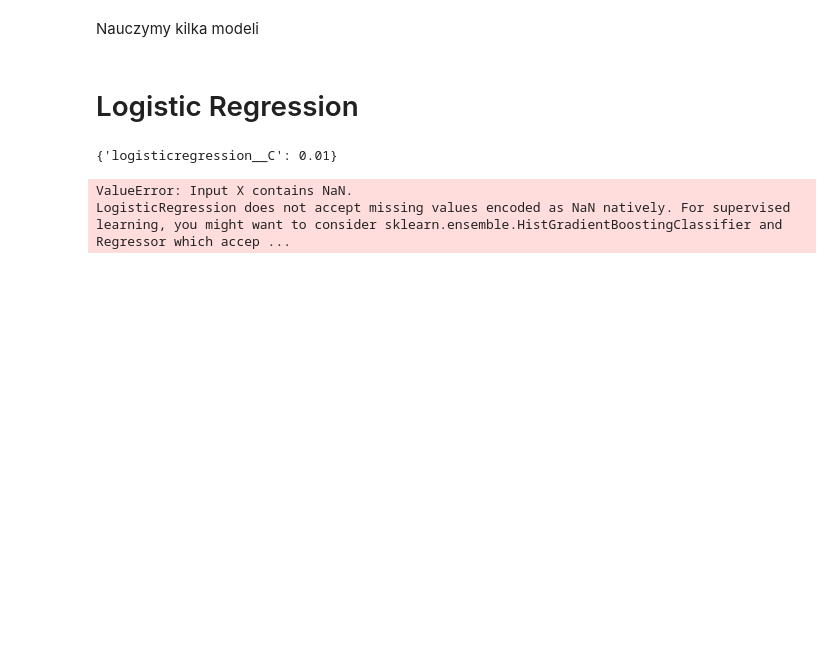
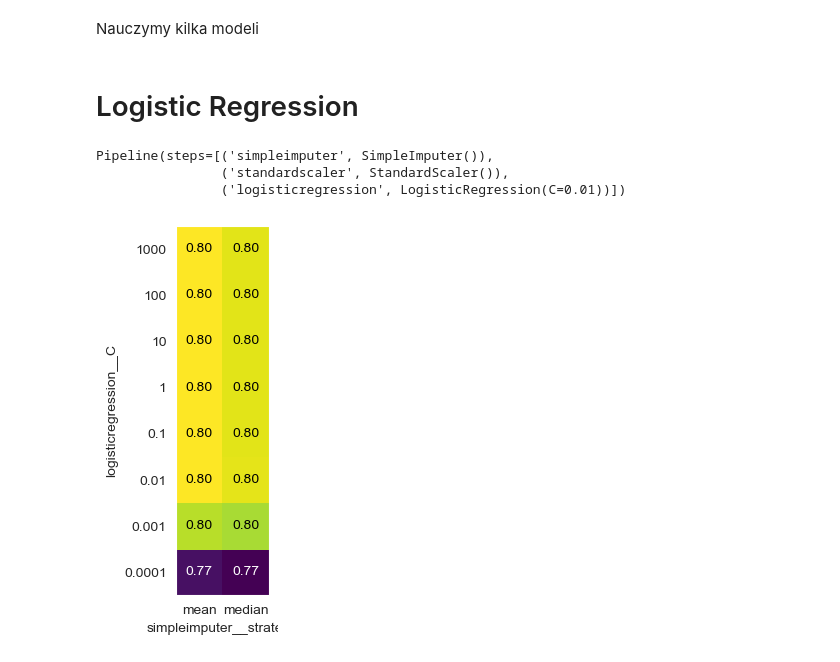
Before and after one commit to kacpermarzol/PSI-projekt, a Jupyter notebook: projekt.ipynb, the cells around one changed output. Cells and saved outputs as stored; diff of their text form; code cells hidden in the pictures; blank space fills up the shorter version.

```diff
--- a/projekt.ipynb
+++ b/projekt.ipynb
@@ -144,18 +144,53 @@ from sklearn.linear_model import LogisticRegression
 logistic=LogisticRegression()
 
 param_grid={
+    'simpleimputer__strategy': ['mean', 'median'],
     "logisticregression__C": [0.0001,0.001,0.01,0.1,1,10,100,1000]
 }
 
-params=test(logistic, param_grid)
+logistic, scores = test(logistic, param_grid)
 
-print(params)
-logistic=LogisticRegression(C=params['logisticregression__C'])
-logistic.fit(X_train, y_train)
+results = pd.DataFrame(scores)
 
 models.append(logistic)
-scores.append(accuracy_score(y_val,logistic.predict(X_val)))
+model_names.append("Logistic Regression")
+accuracy.append(accuracy_score(y_val,logistic.predict(X_val)))
-# %% [output]
-{'logisticregression__C': 0.01}
-ValueError: Input X contains NaN.
-LogisticRegression does not accept missing values encoded as NaN natively. For supervised learning, you might want to consider sklearn.ensemble.HistGradientBoostingClassifier and Regressor which accep ...
+# %%
+def heatmap(values, xlabel, ylabel, xticklabels, yticklabels, cmap=None,
+            vmin=None, vmax=None, ax=None, fmt="%0.2f"):
+    if ax is None:
+        ax = plt.gca()
+    # plot the mean cross-validation scores
+    img = ax.pcolor(values, cmap=cmap, vmin=vmin, vmax=vmax)
+    img.update_scalarmappable()
+    ax.set_xlabel(xlabel)
+    ax.set_ylabel(ylabel)
+    ax.set_xticks(np.arange(len(xticklabels)) + .5)
+    ax.set_yticks(np.arange(len(yticklabels)) + .5)
+    ax.set_xticklabels(xticklabels)
+    ax.set_yticklabels(yticklabels)
+    ax.set_aspect(1)
+
+    for p, color, value in zip(img.get_paths(), img.get_facecolors(),
+                               img.get_array()):
+        x, y = p.vertices[:-2, :].mean(0)
+        if np.mean(color[:3]) > 0.5:
+            c = 'k'
+        else:
+            c = 'w'
+        ax.text(x, y, fmt % value, color=c, ha="center", va="center")
+    return img
+# %%
+print(logistic)
+scores = np.array(results.mean_test_score).reshape(8, 2, 1)
+scores = scores[:,:,0]
+# plot the mean cross-validation scores
+heatmap(scores, xlabel='simpleimputer__strategy', xticklabels=param_grid['simpleimputer__strategy'], ylabel='logisticregression__C', yticklabels=param_grid['logisticregression__C'], cmap="viridis")
+plt.show()
+
+plt.show()
+# %% [output]
+Pipeline(steps=[('simpleimputer', SimpleImputer()),
+                ('standardscaler', StandardScaler()),
+                ('logisticregression', LogisticRegression(C=0.01))])
+[figure, added]
```
Also changed, not shown: parts of 4 cells of this notebook.
